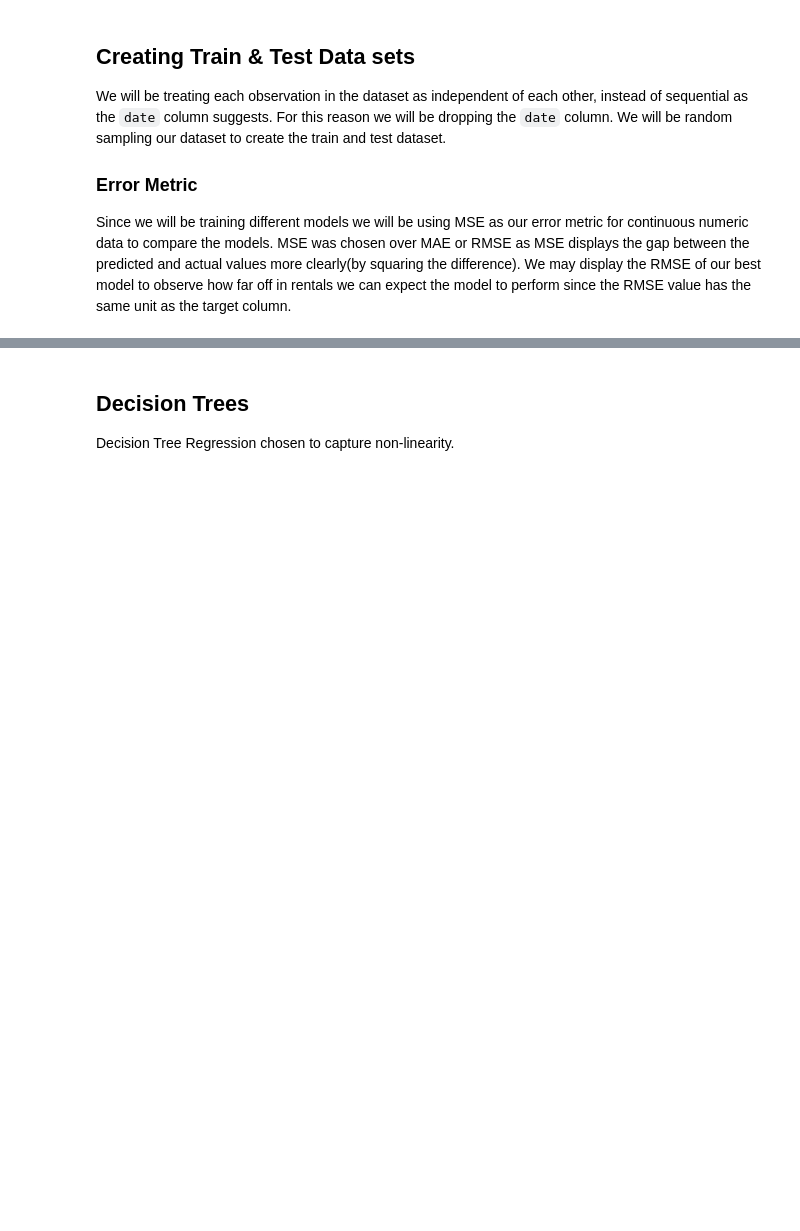
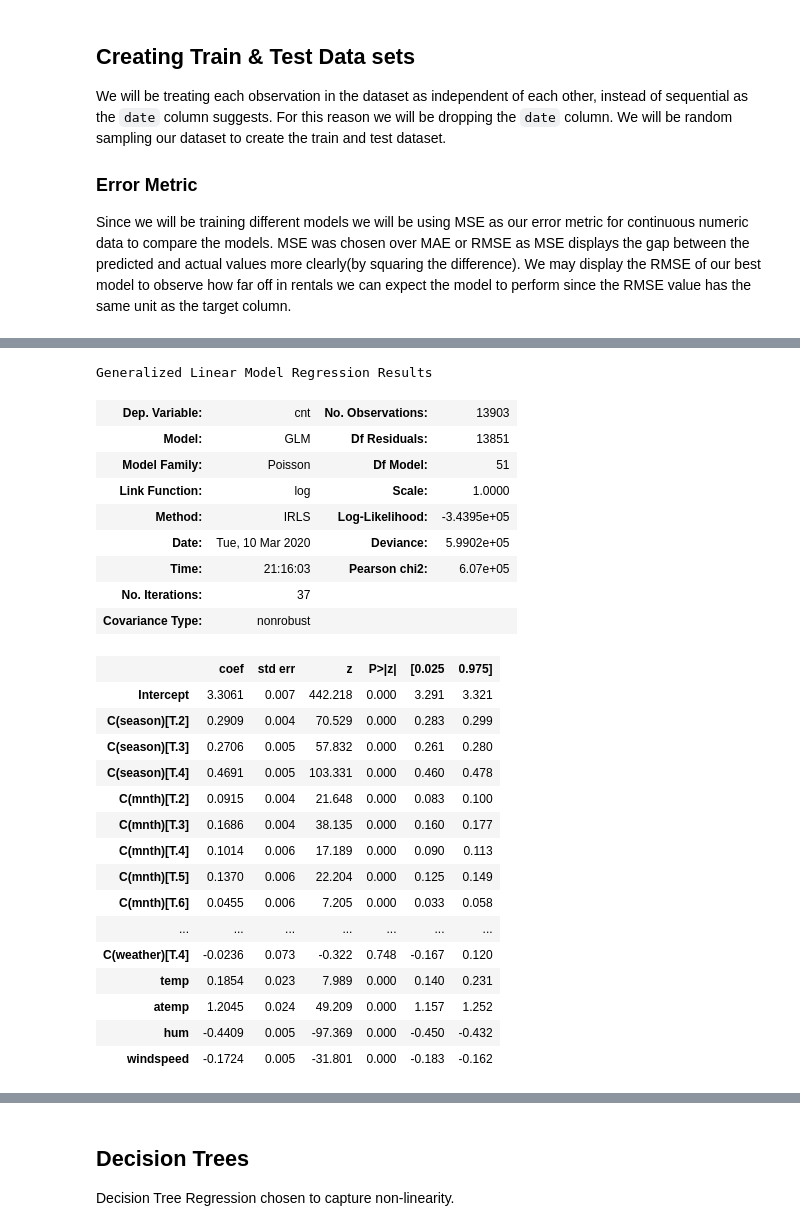
Before and after one commit to shankhapaul22/Bike-Rentals, a Jupyter notebook: Predicting+Bike+Rentals.ipynb, the cells around one changed output, grey strips where cells are left out. Cells and saved outputs as stored; diff of their text form; code cells hidden in the pictures; blank space fills up the shorter version.

```diff
--- a/Predicting+Bike+Rentals.ipynb
+++ b/Predicting+Bike+Rentals.ipynb
@@ -369,3 +394,35 @@ predictions = lr.predict(test[features])
+# %%
+formula = '''cnt ~ C(season) + C(mnth) + C(hr) + C(holiday) + C(weekday) + C(workingday) + C(weather) + temp + atemp + hum + windspeed '''
+pm = glm(formula, data = poisson_train, family = sm.families.Poisson()).fit()
+predictions = pm.predict(test[features])
+pm.summary()
+# %% [output]
+Generalized Linear Model Regression Results
+| Dep. Variable: | cnt | No. Observations: | 13903 |
+| Model: | GLM | Df Residuals: | 13851 |
+| Model Family: | Poisson | Df Model: | 51 |
+| Link Function: | log | Scale: | 1.0000 |
+| Method: | IRLS | Log-Likelihood: | -3.4395e+05 |
+| Date: | Tue, 10 Mar 2020 | Deviance: | 5.9902e+05 |
+| Time: | 21:16:03 | Pearson chi2: | 6.07e+05 |
+| No. Iterations: | 37 |  |  |
+| Covariance Type: | nonrobust |  |  |
+|  | coef | std err | z | P>|z| | [0.025 | 0.975] |
+| Intercept | 3.3061 | 0.007 | 442.218 | 0.000 | 3.291 | 3.321 |
+| C(season)[T.2] | 0.2909 | 0.004 | 70.529 | 0.000 | 0.283 | 0.299 |
+| C(season)[T.3] | 0.2706 | 0.005 | 57.832 | 0.000 | 0.261 | 0.280 |
+| C(season)[T.4] | 0.4691 | 0.005 | 103.331 | 0.000 | 0.460 | 0.478 |
+| C(mnth)[T.2] | 0.0915 | 0.004 | 21.648 | 0.000 | 0.083 | 0.100 |
+| C(mnth)[T.3] | 0.1686 | 0.004 | 38.135 | 0.000 | 0.160 | 0.177 |
+| C(mnth)[T.4] | 0.1014 | 0.006 | 17.189 | 0.000 | 0.090 | 0.113 |
+| C(mnth)[T.5] | 0.1370 | 0.006 | 22.204 | 0.000 | 0.125 | 0.149 |
+| C(mnth)[T.6] | 0.0455 | 0.006 | 7.205 | 0.000 | 0.033 | 0.058 |
+| ... | ... | ... | ... | ... | ... | ... |
+| C(weather)[T.4] | -0.0236 | 0.073 | -0.322 | 0.748 | -0.167 | 0.120 |
+| temp | 0.1854 | 0.023 | 7.989 | 0.000 | 0.140 | 0.231 |
+| atemp | 1.2045 | 0.024 | 49.209 | 0.000 | 1.157 | 1.252 |
+| hum | -0.4409 | 0.005 | -97.369 | 0.000 | -0.450 | -0.432 |
+| windspeed | -0.1724 | 0.005 | -31.801 | 0.000 | -0.183 | -0.162 |
 # %%
 from sklearn.metrics import mean_squared_error
 mse = mean_squared_error(test['cnt'], predictions)
```
Also changed, not shown: parts of 12 cells of this notebook.
